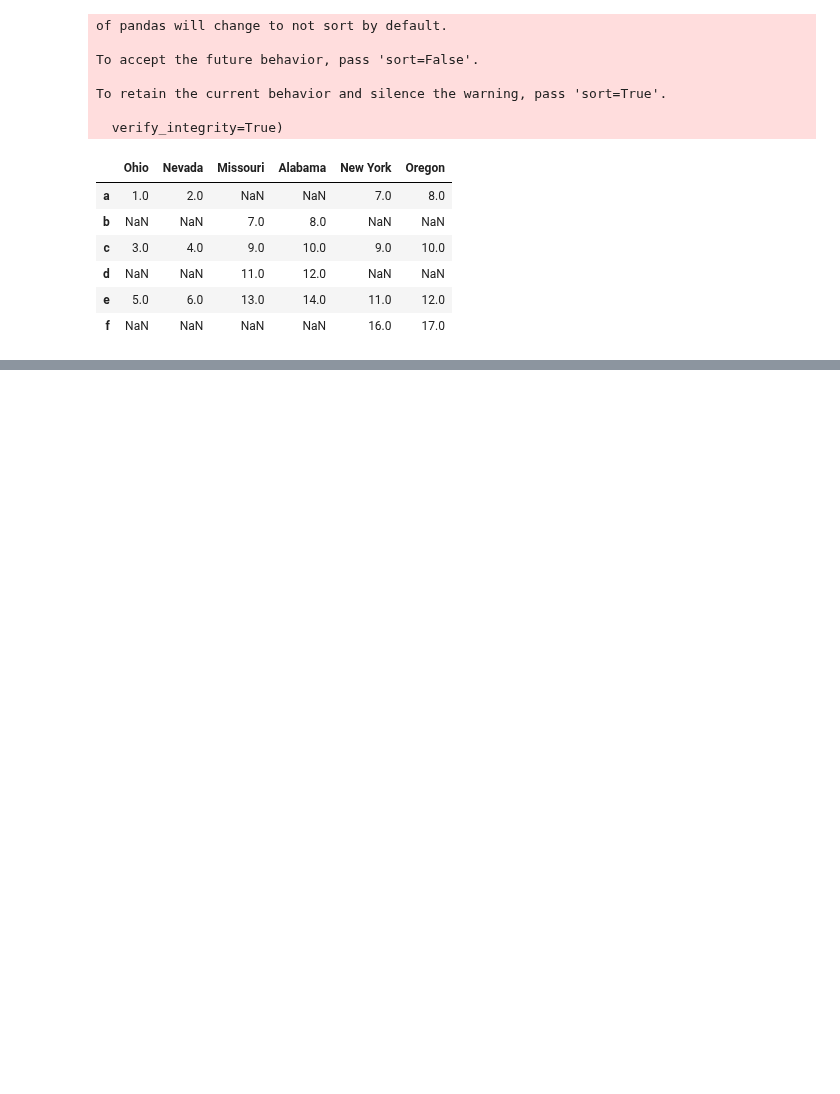
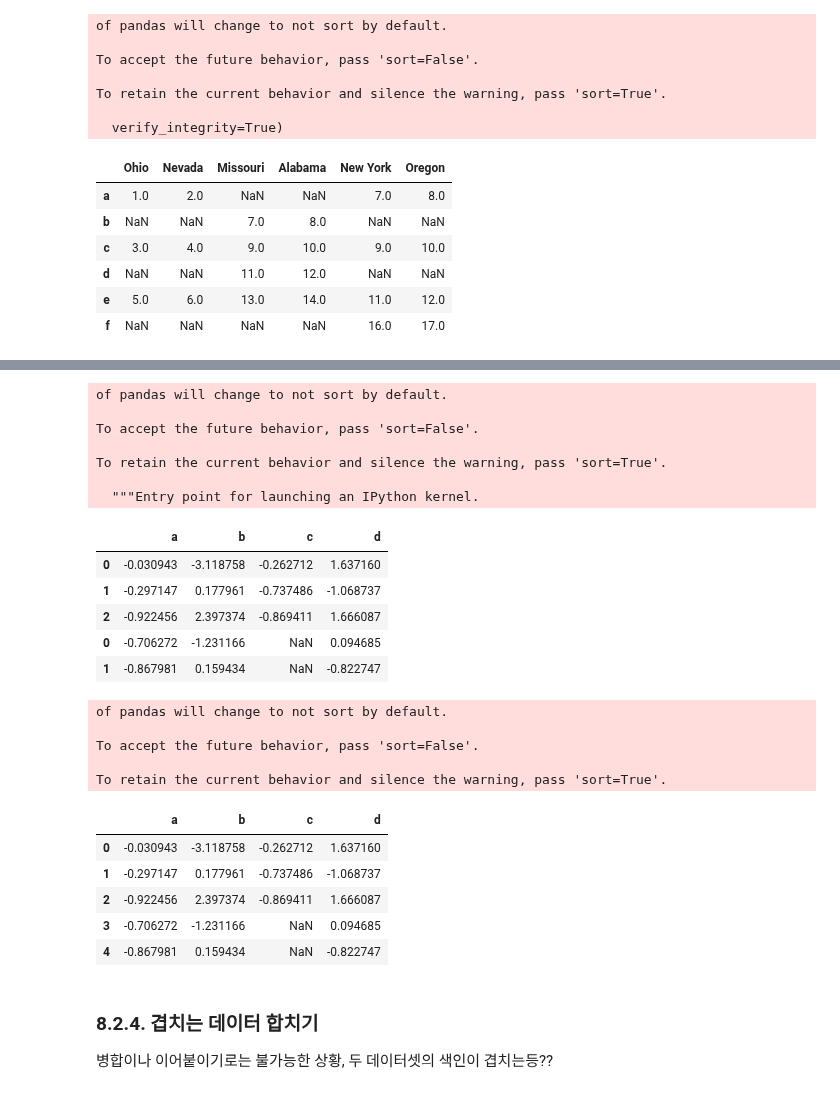
Before and after one commit to Suhwan-Ji/Study_DataScience, a Jupyter notebook: DataAnalysis/Ch08. 데이터 준비하기.ipynb, the cells around one changed output, grey strips where cells are left out. Drawn from its saved outputs; the diff is of its cells as text; code cells hidden in the pictures; blank space fills up the shorter version.

```diff
--- a/DataAnalysis/Ch08. 데이터 준비하기.ipynb
+++ b/DataAnalysis/Ch08. 데이터 준비하기.ipynb
@@ -778,0 +960,4 @@ To retain the current behavior and silence the warning, pass 'sort=True'.
+# %%
+df1= pd.DataFrame(np.random.randn(3,4),columns = ['a','b','c','d'])
+df2= pd.DataFrame(np.random.randn(2,3),columns = list('bda'))
+df1;df2
@@ -778,0 +972,31 @@ To retain the current behavior and silence the warning, pass 'sort=True'.
+# %%
+pd.concat([df1,df2])
+pd.concat([df1,df2],ignore_index=True)
+# %% [output]
+of pandas will change to not sort by default.
+
+To accept the future behavior, pass 'sort=False'.
+
+To retain the current behavior and silence the warning, pass 'sort=True'.
+
+  """Entry point for launching an IPython kernel.
+|  | a | b | c | d |
+| 0 | -0.030943 | -3.118758 | -0.262712 | 1.637160 |
+| 1 | -0.297147 | 0.177961 | -0.737486 | -1.068737 |
+| 2 | -0.922456 | 2.397374 | -0.869411 | 1.666087 |
+| 0 | -0.706272 | -1.231166 | NaN | 0.094685 |
+| 1 | -0.867981 | 0.159434 | NaN | -0.822747 |
+of pandas will change to not sort by default.
+
+To accept the future behavior, pass 'sort=False'.
+
+To retain the current behavior and silence the warning, pass 'sort=True'.
+|  | a | b | c | d |
+| 0 | -0.030943 | -3.118758 | -0.262712 | 1.637160 |
+| 1 | -0.297147 | 0.177961 | -0.737486 | -1.068737 |
+| 2 | -0.922456 | 2.397374 | -0.869411 | 1.666087 |
+| 3 | -0.706272 | -1.231166 | NaN | 0.094685 |
+| 4 | -0.867981 | 0.159434 | NaN | -0.822747 |
+# %% [markdown]
+### 8.2.4. 겹치는 데이터 합치기
+병합이나 이어붙이기로는 불가능한 상황, 두 데이터셋의 색인이 겹치는등??
```
Also changed, not shown: parts of 27 cells of this notebook.
